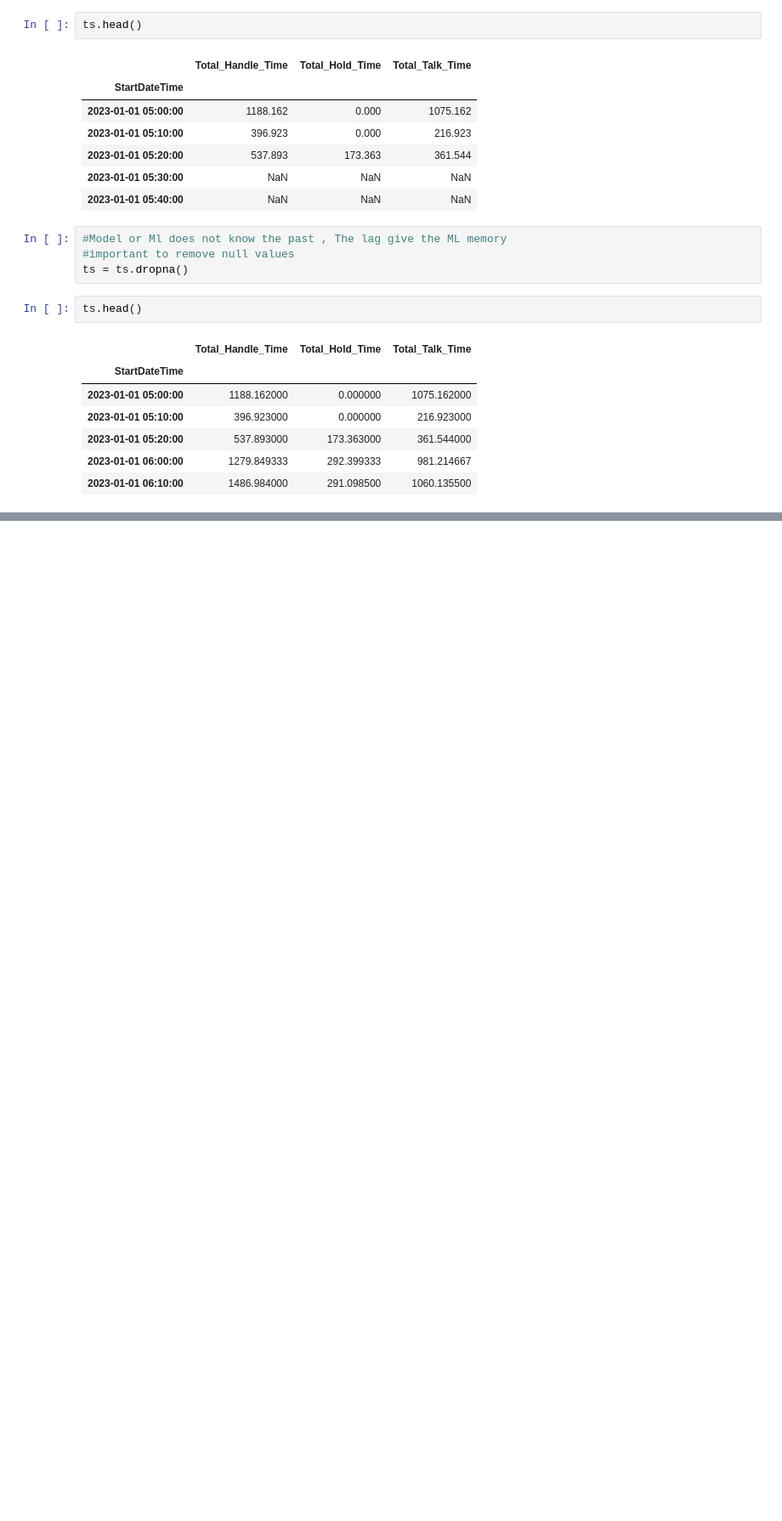
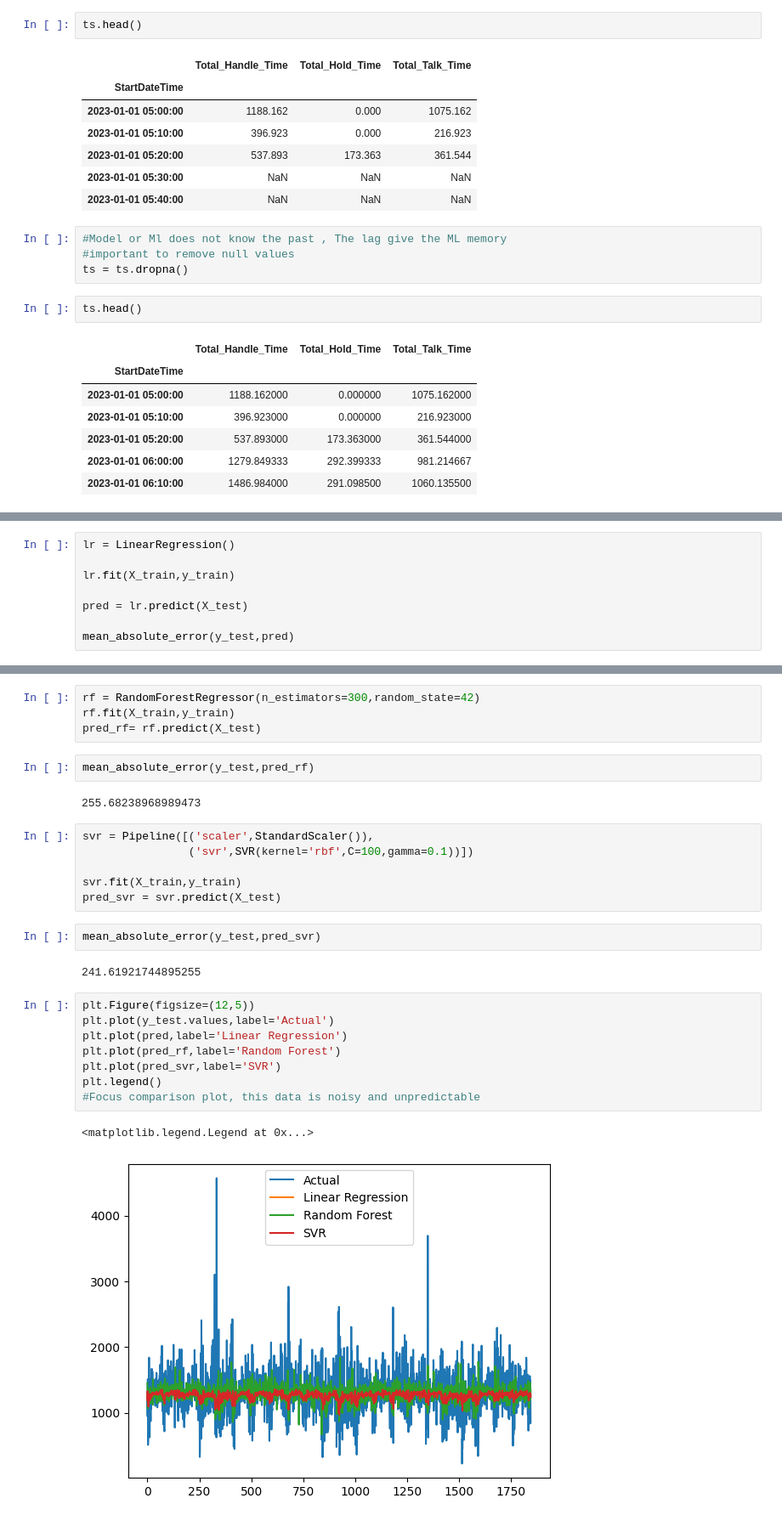
Before and after one commit to njerimuriithi/Machine-Learning-PlayGround-, a Jupyter notebook: time_series.ipynb, the cells around one changed output, grey strips where cells are left out. Shown at 85% size. Saved outputs shown, nothing was run; the diff lists cells and outputs as text; blank space fills up the shorter version.

```diff
--- a/time_series.ipynb
+++ b/time_series.ipynb
@@ -191,0 +196,8 @@ ts.dropna()
+# %%
+lr = LinearRegression()
+
+lr.fit(X_train,y_train)
+
+pred = lr.predict(X_test)
+
+mean_absolute_error(y_test,pred)
@@ -191,0 +210,29 @@ ts.dropna()
+# %%
+rf = RandomForestRegressor(n_estimators=300,random_state=42)
+rf.fit(X_train,y_train)
+pred_rf= rf.predict(X_test)
+# %%
+mean_absolute_error(y_test,pred_rf)
+# %% [output]
+255.68238968989473
+# %%
+svr = Pipeline([('scaler',StandardScaler()),
+                ('svr',SVR(kernel='rbf',C=100,gamma=0.1))])
+
+svr.fit(X_train,y_train)
+pred_svr = svr.predict(X_test)
+# %%
+mean_absolute_error(y_test,pred_svr)
+# %% [output]
+241.61921744895255
+# %%
+plt.Figure(figsize=(12,5))
+plt.plot(y_test.values,label='Actual')
+plt.plot(pred,label='Linear Regression')
+plt.plot(pred_rf,label='Random Forest')
+plt.plot(pred_svr,label='SVR')
+plt.legend()
+#Focus comparison plot, this data is noisy and unpredictable
+# %% [output]
+<matplotlib.legend.Legend at 0x...>
+[figure, added]
```
Also changed, not shown: parts of 10 cells of this notebook.
